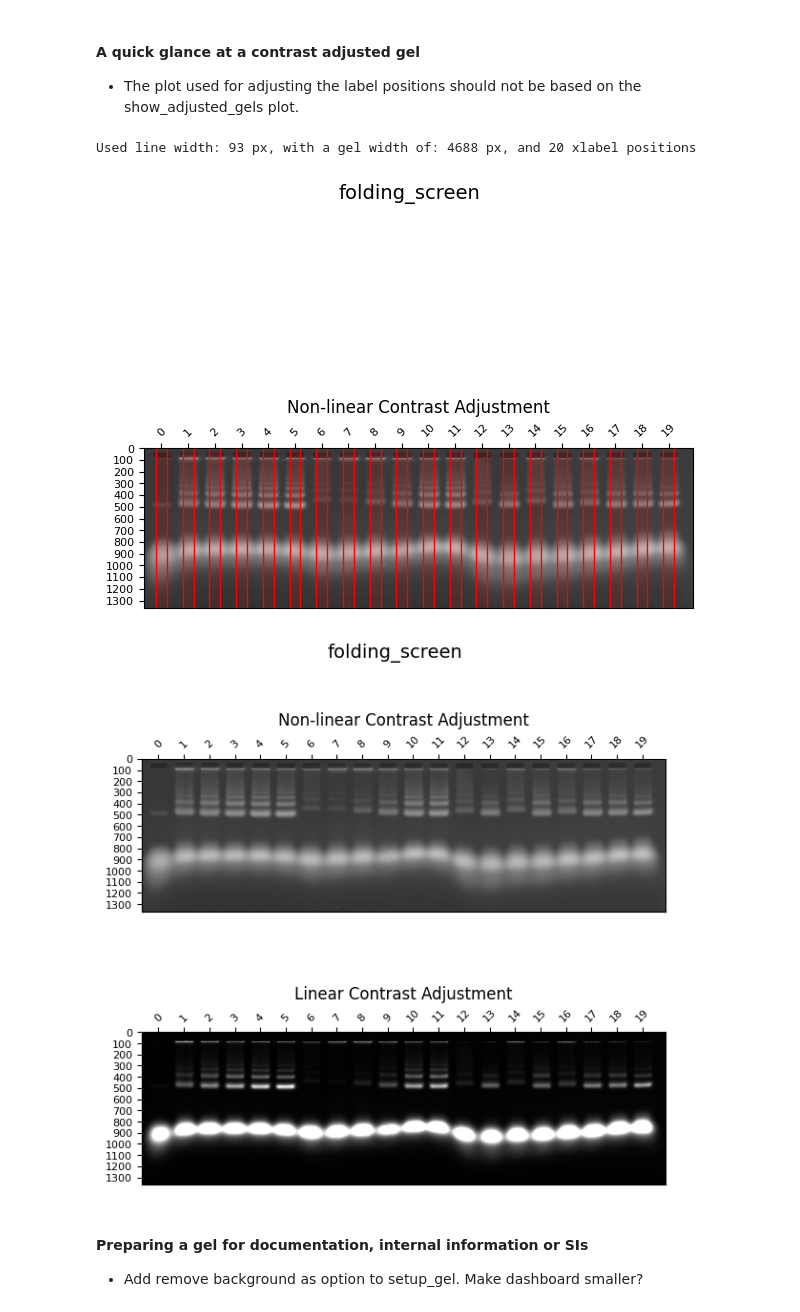
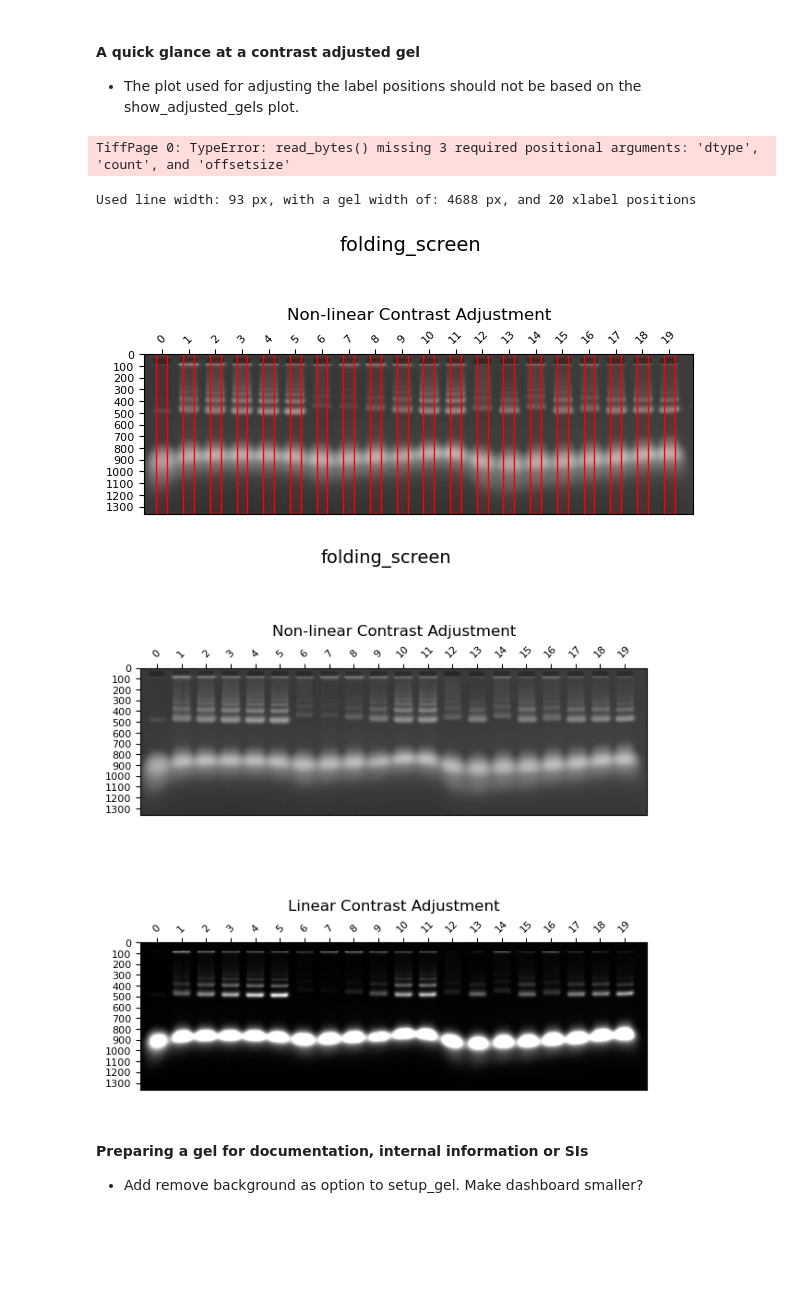
Before and after one commit to ckarfusehr/gelpy, a Jupyter notebook: examples/feature_demo.ipynb, the cells around one changed output. Cells and saved outputs as stored; diff of their text form; code cells hidden in the pictures; blank space fills up the shorter version.

```diff
--- a/examples/feature_demo.ipynb
+++ b/examples/feature_demo.ipynb
@@ -42,13 +42,14 @@ Quantitative gel analysis has been an intricate and time-consuming task for life
 # %%
 from gelpy import AgaroseGel
 gel = AgaroseGel("data/folding_screen.tif")
 
-gel.setup_gel(labels=range(20), x_label_pos=(150, 4480, 20))
+gel.setup_gel(labels=range(20), x_label_pos=(150, 4480, 20), img_height_factor=0)
 gel.show_adjusted_images()
 # %% [output]
-Used line width: 93 px, with a gel width of: 4688 px, and 20 xlabel positions
+TiffPage 0: TypeError: read_bytes() missing 3 required positional arguments: 'dtype', 'count', and 'offsetsize'
+Used line width: 93 px, with a gel width of: 4688 px, and 20 xlabel positions
-[figure, old version]
+[figure, new version]
-[figure, old version]
+[figure, new version]
 # %% [markdown]
 #### Preparing a gel for documentation, internal information or SIs
 
```
Also changed, not shown: parts of 4 cells of this notebook, 4 other files.
